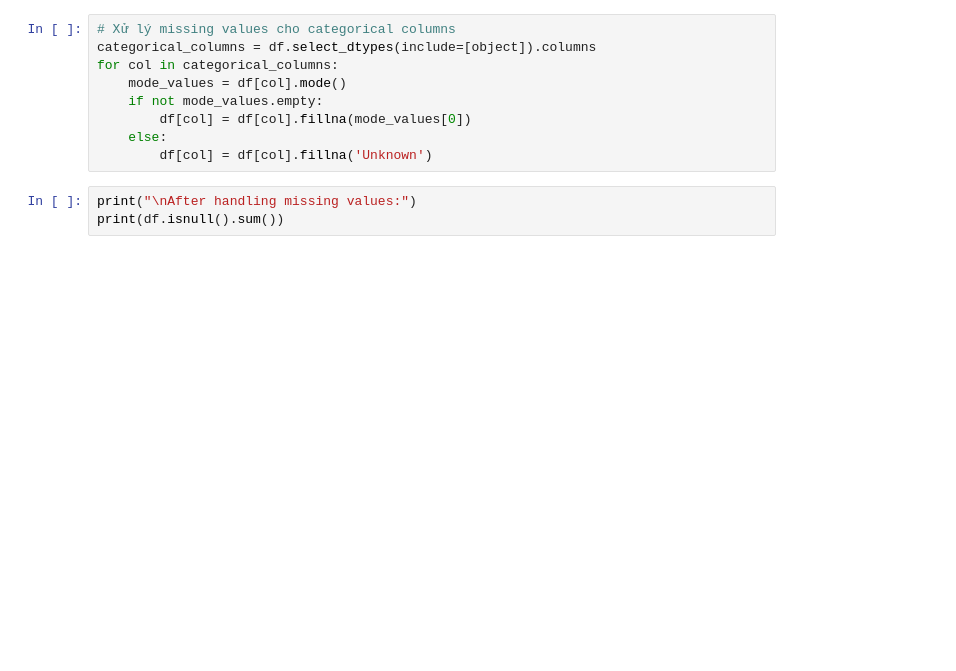
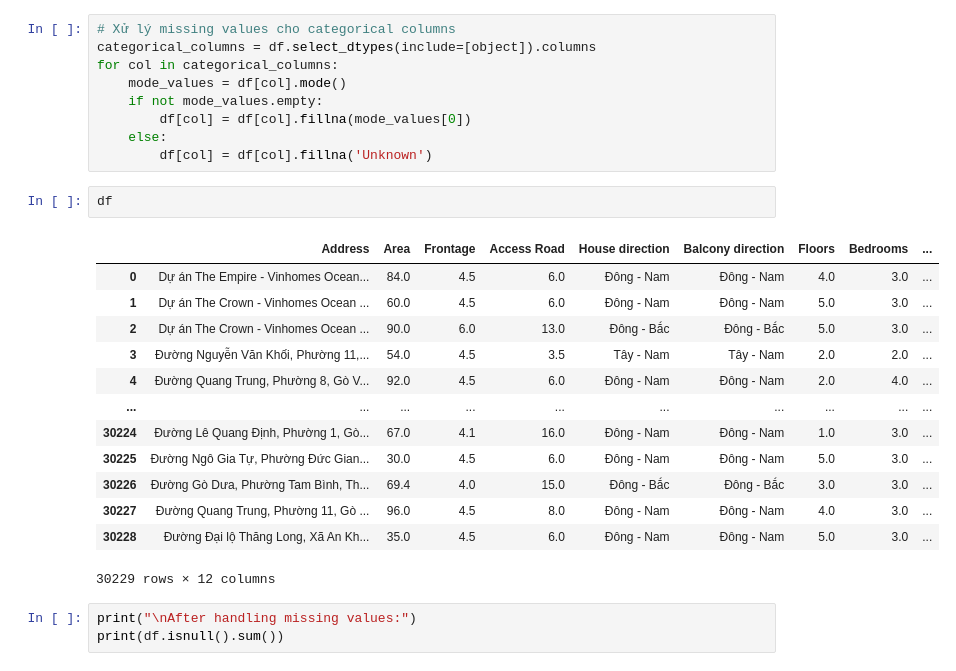
Before and after one commit to vietviet08/house-prediction, a Jupyter notebook: prediction.ipynb, the cells around one changed output. Cells and saved outputs as stored; diff of their text form; blank space fills up the shorter version.

```diff
--- a/prediction.ipynb
+++ b/prediction.ipynb
@@ -95,6 +94,22 @@ for col in categorical_columns:
         df[col] = df[col].fillna(mode_values[0])
     else:
         df[col] = df[col].fillna('Unknown')
+# %%
+df
+# %% [output]
+|  | Address | Area | Frontage | Access Road | House direction | Balcony direction | Floors | Bedrooms | ... |
+| 0 | Dự án The Empire - Vinhomes Ocean... | 84.0 | 4.5 | 6.0 | Đông - Nam | Đông - Nam | 4.0 | 3.0 | ... |
+| 1 | Dự án The Crown - Vinhomes Ocean ... | 60.0 | 4.5 | 6.0 | Đông - Nam | Đông - Nam | 5.0 | 3.0 | ... |
+| 2 | Dự án The Crown - Vinhomes Ocean ... | 90.0 | 6.0 | 13.0 | Đông - Bắc | Đông - Bắc | 5.0 | 3.0 | ... |
+| 3 | Đường Nguyễn Văn Khối, Phường 11,... | 54.0 | 4.5 | 3.5 | Tây - Nam | Tây - Nam | 2.0 | 2.0 | ... |
+| 4 | Đường Quang Trung, Phường 8, Gò V... | 92.0 | 4.5 | 6.0 | Đông - Nam | Đông - Nam | 2.0 | 4.0 | ... |
+| ... | ... | ... | ... | ... | ... | ... | ... | ... | ... |
+| 30224 | Đường Lê Quang Định, Phường 1, Gò... | 67.0 | 4.1 | 16.0 | Đông - Nam | Đông - Nam | 1.0 | 3.0 | ... |
+| 30225 | Đường Ngô Gia Tự, Phường Đức Gian... | 30.0 | 4.5 | 6.0 | Đông - Nam | Đông - Nam | 5.0 | 3.0 | ... |
+| 30226 | Đường Gò Dưa, Phường Tam Bình, Th... | 69.4 | 4.0 | 15.0 | Đông - Bắc | Đông - Bắc | 3.0 | 3.0 | ... |
+| 30227 | Đường Quang Trung, Phường 11, Gò ... | 96.0 | 4.5 | 8.0 | Đông - Nam | Đông - Nam | 4.0 | 3.0 | ... |
+| 30228 | Đường Đại lộ Thăng Long, Xã An Kh... | 35.0 | 4.5 | 6.0 | Đông - Nam | Đông - Nam | 5.0 | 3.0 | ... |
+30229 rows × 12 columns
 # %%
 print("\nAfter handling missing values:")
 print(df.isnull().sum())
```
Also changed, not shown: parts of 6 cells of this notebook, 3 other files.
